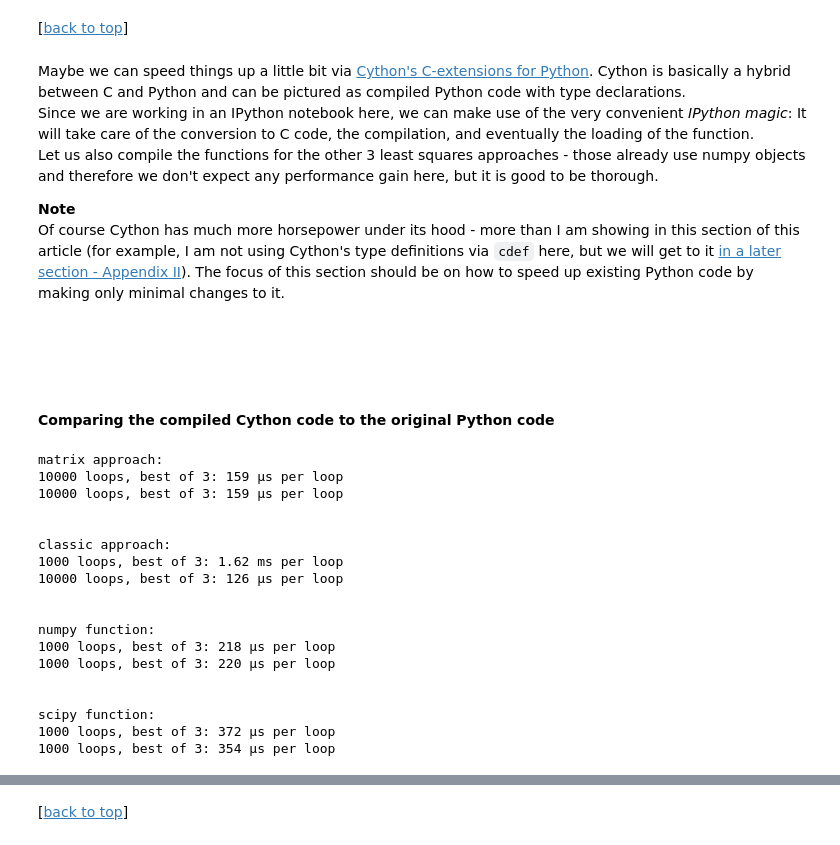
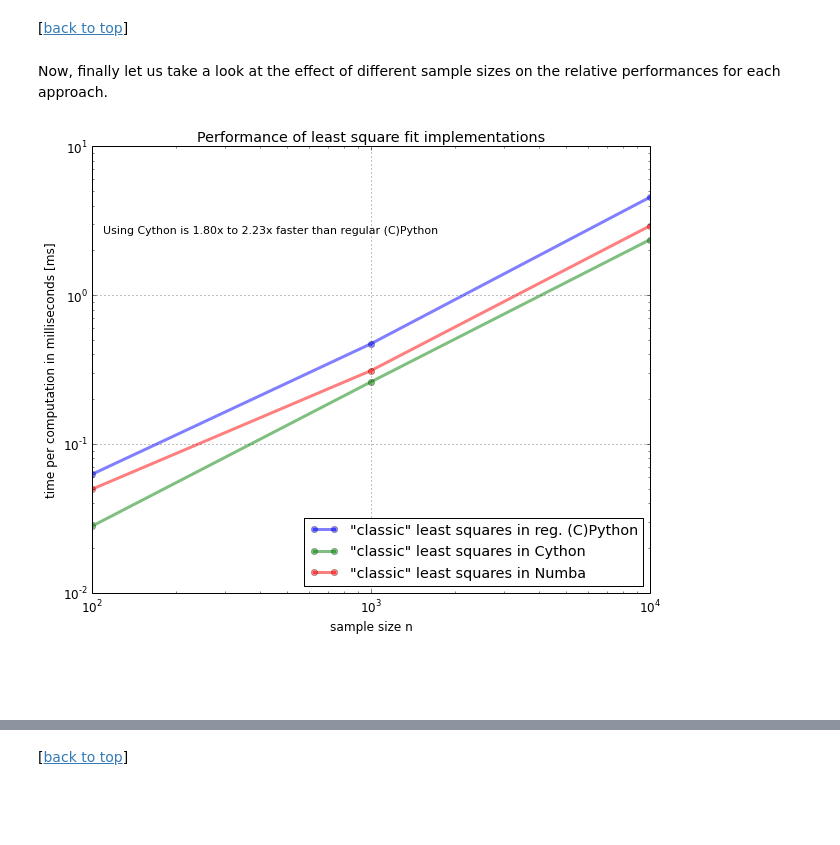
Before and after one commit to rasbt/python_reference, a Jupyter notebook: benchmarks/cython_least_squares.ipynb, the cells around one changed output, grey strips where cells are left out. Drawn from its saved outputs; the diff is of its cells as text; code cells hidden in the pictures; blank space fills up the shorter version.

```diff
--- a/benchmarks/cython_least_squares.ipynb
+++ b/benchmarks/cython_least_squares.ipynb
@@ -304,10 +335,2 @@ The timing above indicates that the "classic" approach (Python's standard librar
 # %% [markdown]
 [[back to top](#sections)]
-# %% [markdown]
-Maybe we can speed things up a little bit via [Cython's C-extensions for Python](http://cython.org). Cython is basically a hybrid between C and Python and can be pictured as compiled Python code with type declarations.
-Since we are working in an IPython notebook here, we can make use of the very convenient *IPython magic*: It will take care of the conversion to C code, the compilation, and eventually the loading of the function.
-Let us also compile the functions for the other 3 least squares approaches - those already use numpy objects and therefore we don't expect any performance gain here, but it is good to be thorough.
-
-**Note**
-Of course Cython has much more horsepower under its hood - more than I am showing in this section of this article (for example, I am not using Cython's type definitions via `cdef` here, but we will get to it [in a later section - Appendix II](#type_declarations)).
-The focus of this section should be on how to speed up existing Python code by making only minimal changes to it.
@@ -344,0 +337,2 @@ def cy_scipy_lstsqr(x,y):
+# %% [markdown]
+Now, finally let us take a look at the effect of different sample sizes on the relative performances for each approach.
@@ -345,36 +355,36 @@ def cy_scipy_lstsqr(x,y):
+# %%
+from matplotlib import pyplot as plt
+
+labels = [ ('py_classic_lstsqr', '"classic" least squares in reg. (C)Python'),
+           ('cy_classic_lstsqr', '"classic" least squares in Cython'),
+           ('numba_classic_lstsqr','"classic" least squares in Numba')
+           ]
+
+plt.rcParams.update({'font.size': 12})
+
+fig = plt.figure(figsize=(10,8))
+for lb in labels:
+    plt.plot(orders_n, perf1[lb[0]], alpha=0.5, label=lb[1], marker='o', lw=3)
+plt.xlabel('sample size n')
+plt.ylabel('time per computation in milliseconds [ms]')
+#plt.xlim([1,max(orders_n) + max(orders_n) * 10])
+plt.legend(loc=4)
+plt.grid()
+plt.xscale('log')
+plt.yscale('log')
+max_perf = max( py/cy for py,cy in zip(perf1['py_classic_lstsqr'],
+                                   perf1['cy_classic_lstsqr']) )
+min_perf = min( py/cy for py,cy in zip(perf1['py_classic_lstsqr'],
+                                   perf1['cy_classic_lstsqr']) )
+ftext = 'Using Cython is {:.2f}x to '\
+        '{:.2f}x faster than regular (C)Python'\
+        .format(min_perf, max_perf)
+plt.figtext(.14,.75, ftext, fontsize=11, ha='left')
+plt.title('Performance of least square fit implementations')
+plt.show()
+# %% [output]
+[figure, added]
 # %% [markdown]
+<a name='performance2'></a>
 <br>
 <br>
-# %% [markdown]
-#### Comparing the compiled Cython code to the original Python code
-# %%
-import timeit
-
-for lab,appr in zip(["matrix approach","classic approach",
-                     "numpy function","scipy function"],
-                    [(lin_lstsqr_mat, cy_lin_lstsqr_mat),
-                     (classic_lstsqr, cy_classic_lstsqr),
-                     (numpy_lstsqr, cy_numpy_lstsqr),
-                     (scipy_lstsqr, cy_scipy_lstsqr)]):
-    print("\n\n{}: ".format(lab))
-    %timeit appr[0](x, y)
-    %timeit appr[1](x, y)
-# %% [output]
-matrix approach:
-10000 loops, best of 3: 159 µs per loop
-10000 loops, best of 3: 159 µs per loop
-
-
-classic approach:
-1000 loops, best of 3: 1.62 ms per loop
-10000 loops, best of 3: 126 µs per loop
-
-
-numpy function:
-1000 loops, best of 3: 218 µs per loop
-1000 loops, best of 3: 220 µs per loop
-
-
-scipy function:
-1000 loops, best of 3: 372 µs per loop
-1000 loops, best of 3: 354 µs per loop
```
Also changed, not shown: parts of 129 cells of this notebook.
